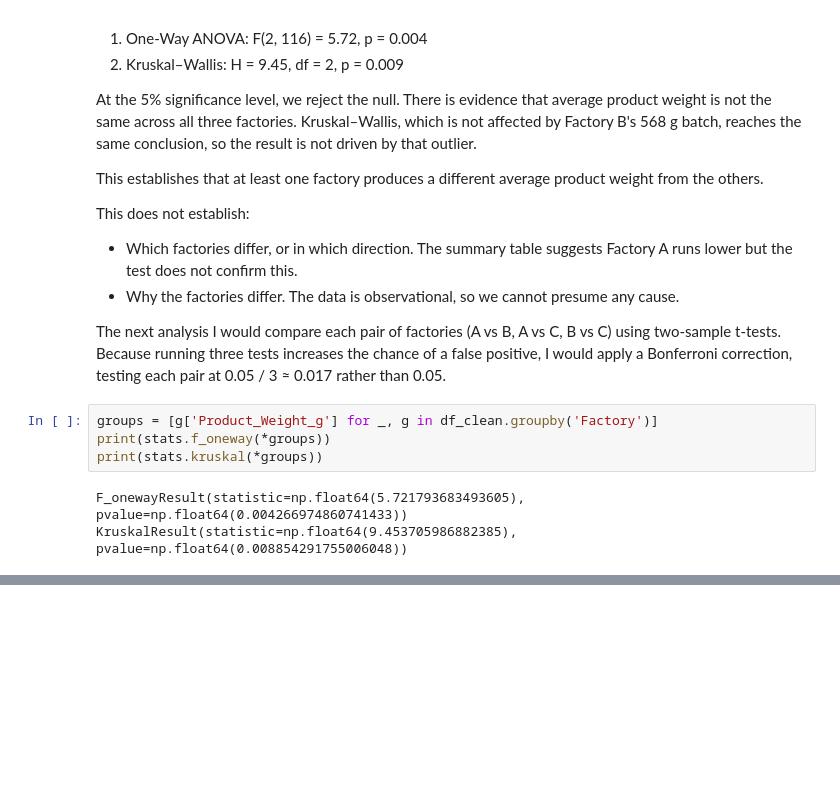
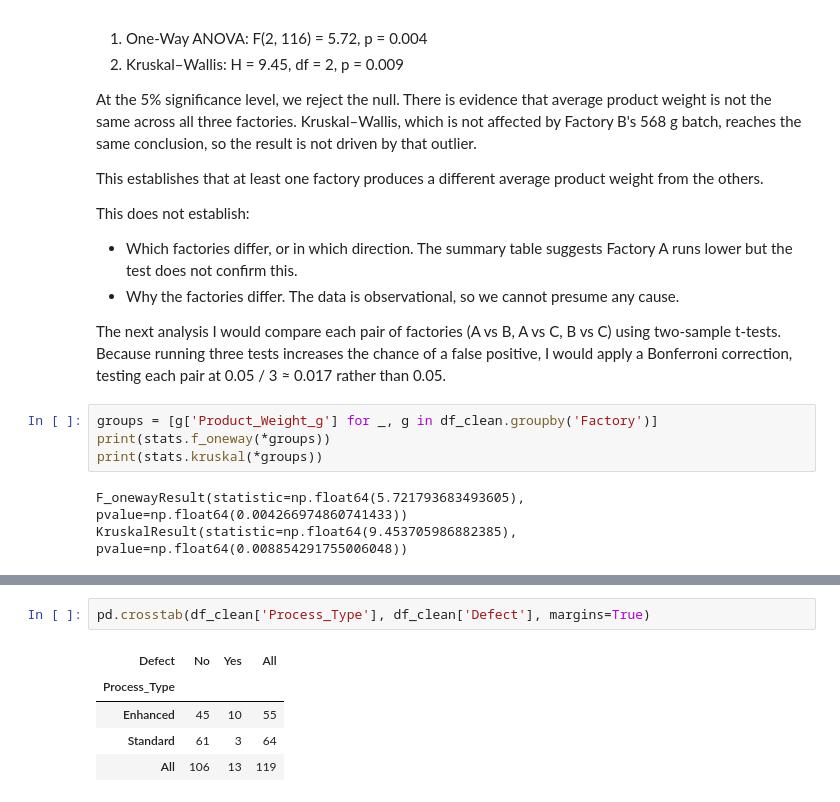
Before and after one commit to Ri-Dearg/da-labs, a Jupyter notebook: lab1_data_evidence.ipynb, the cells around one changed output, grey strips where cells are left out. Drawn from its saved outputs; the diff is of its cells as text; blank space fills up the shorter version.

```diff
--- a/lab1_data_evidence.ipynb
+++ b/lab1_data_evidence.ipynb
@@ -437,0 +451,8 @@ KruskalResult(statistic=np.float64(9.453705986882385), pvalue=np.float64(0.00885
+# %%
+pd.crosstab(df_clean['Process_Type'], df_clean['Defect'], margins=True)
+# %% [output]
+| Defect | No | Yes | All |
+| Process_Type |  |  |  |
+| Enhanced | 45 | 10 | 55 |
+| Standard | 61 | 3 | 64 |
+| All | 106 | 13 | 119 |
```
Also changed, not shown: parts of 7 cells of this notebook.
